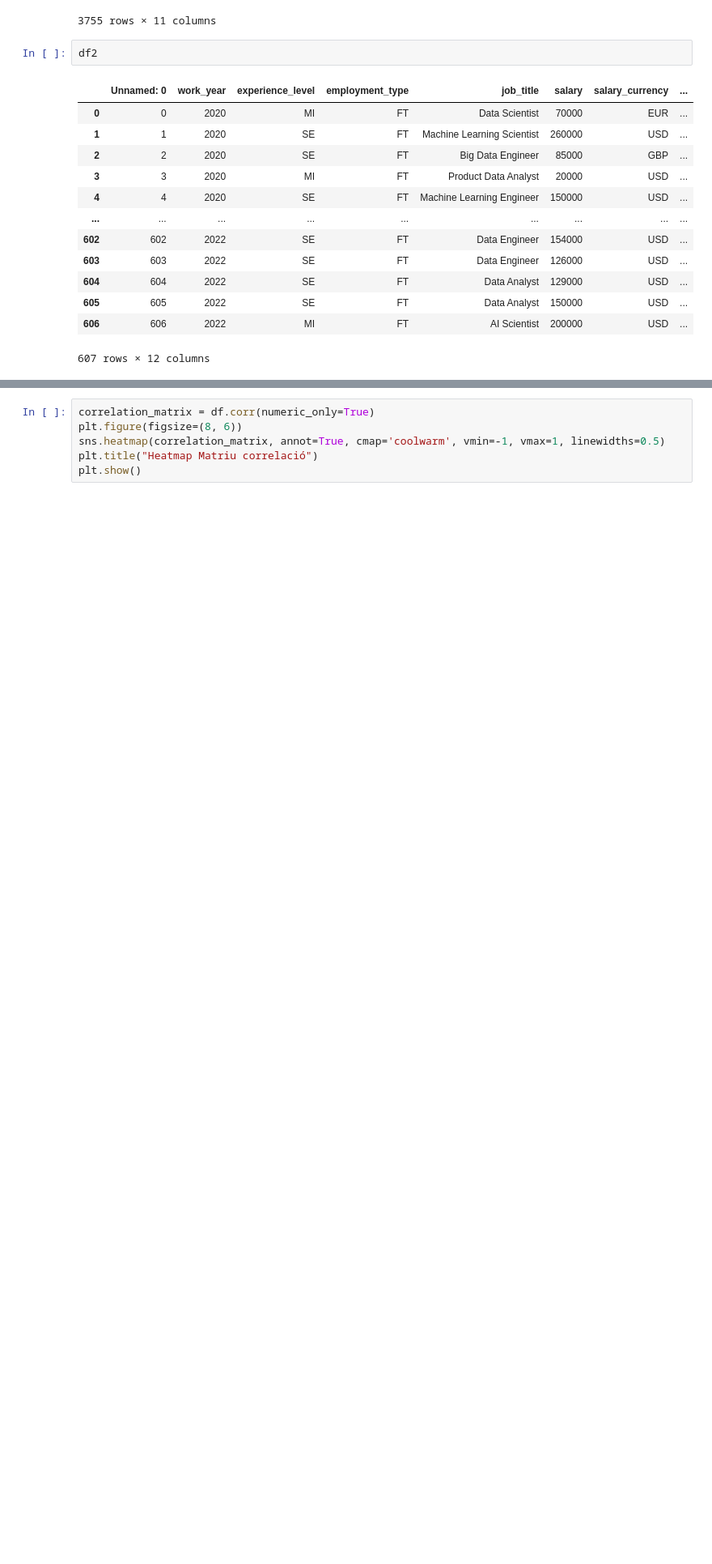
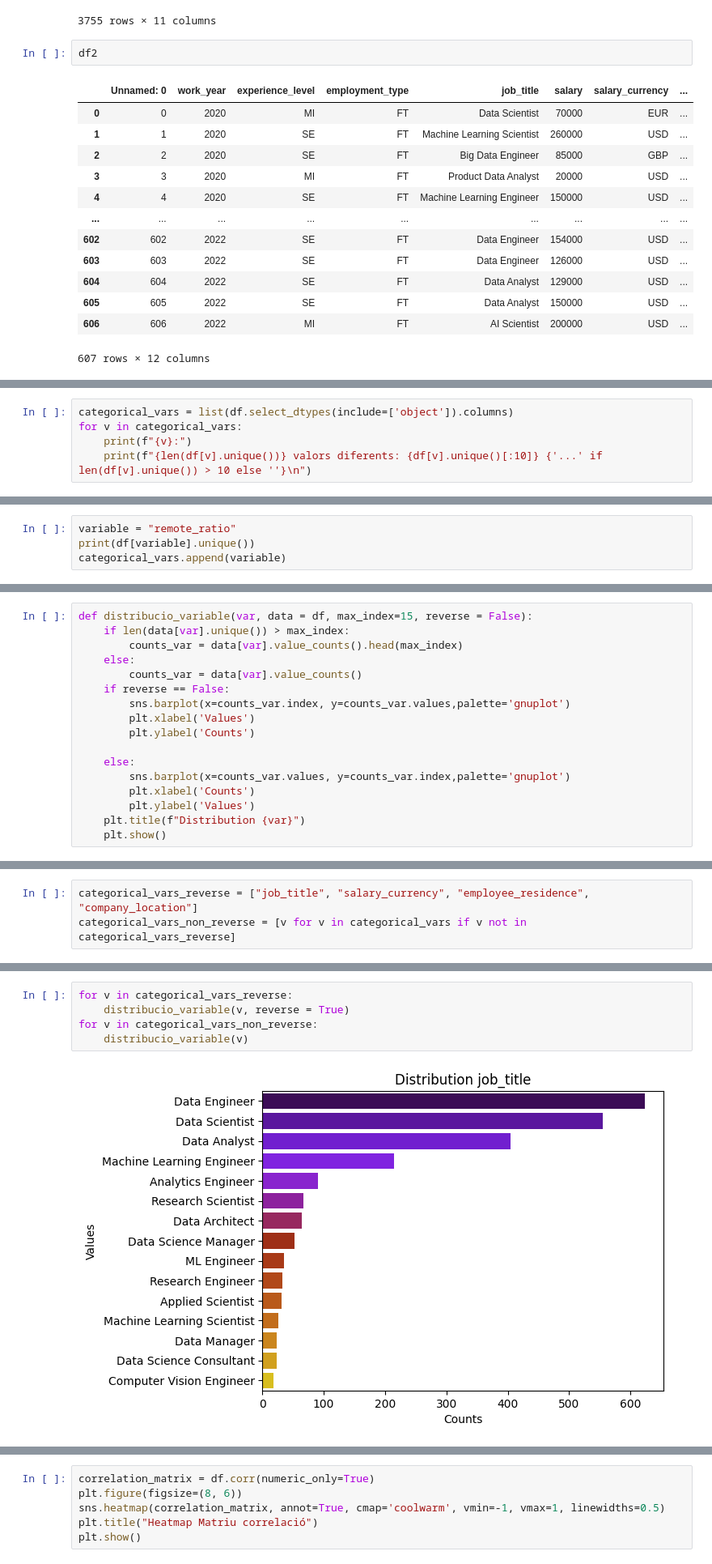
Before and after one commit to ssaaaam/datascience_salaries, a Jupyter notebook: caskagglef.ipynb, the cells around one changed output, grey strips where cells are left out. Shown at 81% size. Cells and saved outputs as stored; diff of their text form; blank space fills up the shorter version.

```diff
--- a/caskagglef.ipynb
+++ b/caskagglef.ipynb
@@ -136,0 +164,5 @@ Com no tenim cap Nan, no hem de fer cap tractament sobre aquests. Tot i això te
+# %%
+categorical_vars = list(df.select_dtypes(include=['object']).columns)
+for v in categorical_vars:
+    print(f"{v}:")
+    print(f"{len(df[v].unique())} valors diferents: {df[v].unique()[:10]} {'...' if len(df[v].unique()) > 10 else ''}\n")
@@ -136,0 +187,4 @@ Com no tenim cap Nan, no hem de fer cap tractament sobre aquests. Tot i això te
+# %%
+variable = "remote_ratio"
+print(df[variable].unique())
+categorical_vars.append(variable)
@@ -136,0 +208,17 @@ Com no tenim cap Nan, no hem de fer cap tractament sobre aquests. Tot i això te
+# %%
+def distribucio_variable(var, data = df, max_index=15, reverse = False):
+    if len(data[var].unique()) > max_index:
+        counts_var = data[var].value_counts().head(max_index)
+    else:
+        counts_var = data[var].value_counts()
+    if reverse == False:
+        sns.barplot(x=counts_var.index, y=counts_var.values,palette='gnuplot')
+        plt.xlabel('Values')
+        plt.ylabel('Counts')
+
+    else:
+        sns.barplot(x=counts_var.values, y=counts_var.index,palette='gnuplot')
+        plt.xlabel('Counts')
+        plt.ylabel('Values')
+    plt.title(f"Distribution {var}")
+    plt.show()
@@ -136,0 +227,3 @@ Com no tenim cap Nan, no hem de fer cap tractament sobre aquests. Tot i això te
+# %%
+categorical_vars_reverse = ["job_title", "salary_currency", "employee_residence", "company_location"]
+categorical_vars_non_reverse = [v for v in categorical_vars if v not in categorical_vars_reverse]
@@ -136,0 +232,7 @@ Com no tenim cap Nan, no hem de fer cap tractament sobre aquests. Tot i això te
+# %%
+for v in categorical_vars_reverse:
+    distribucio_variable(v, reverse = True)
+for v in categorical_vars_non_reverse:
+    distribucio_variable(v)
+# %% [output]
+[figure, added]
```
Also changed, not shown: parts of 88 cells of this notebook.
